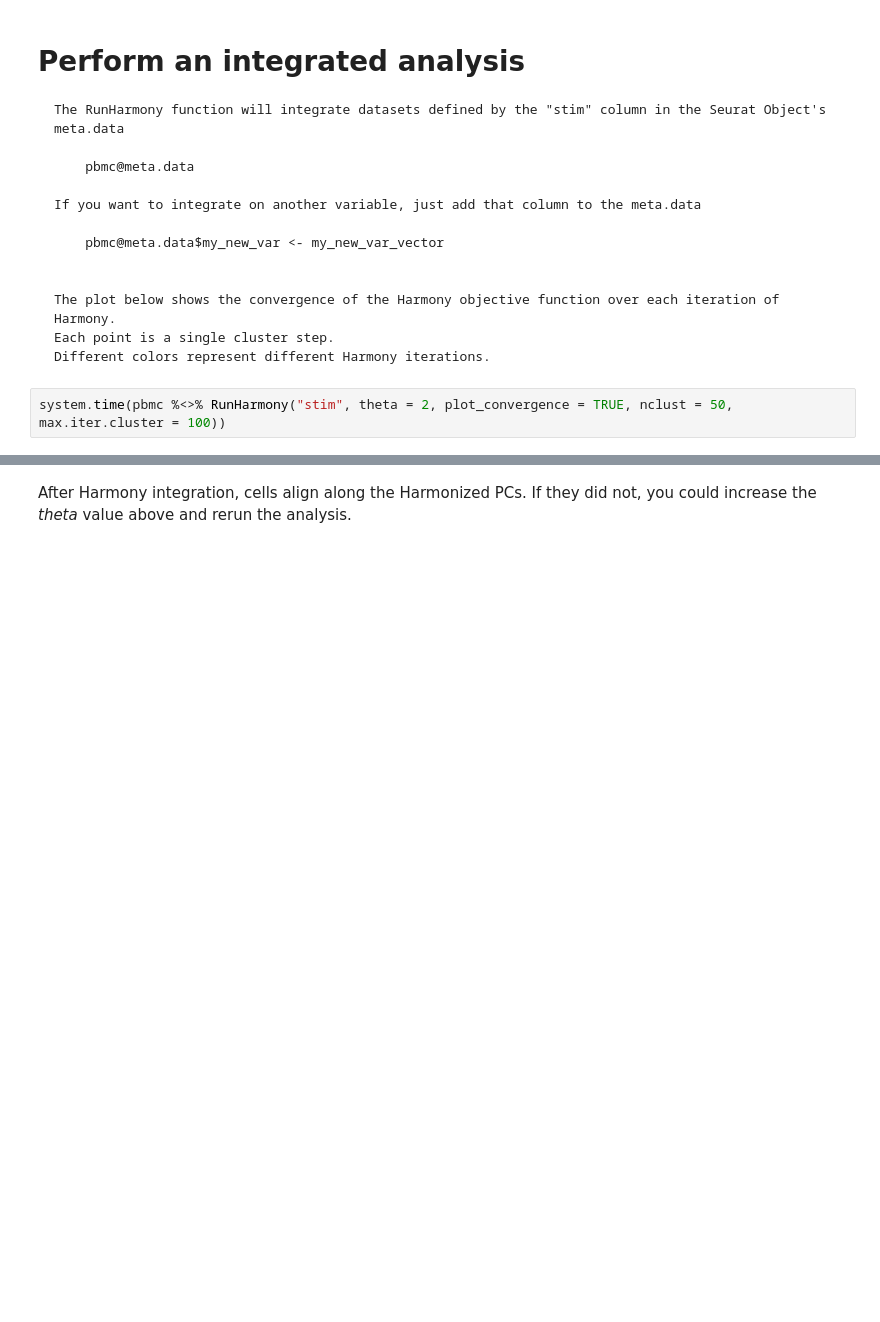
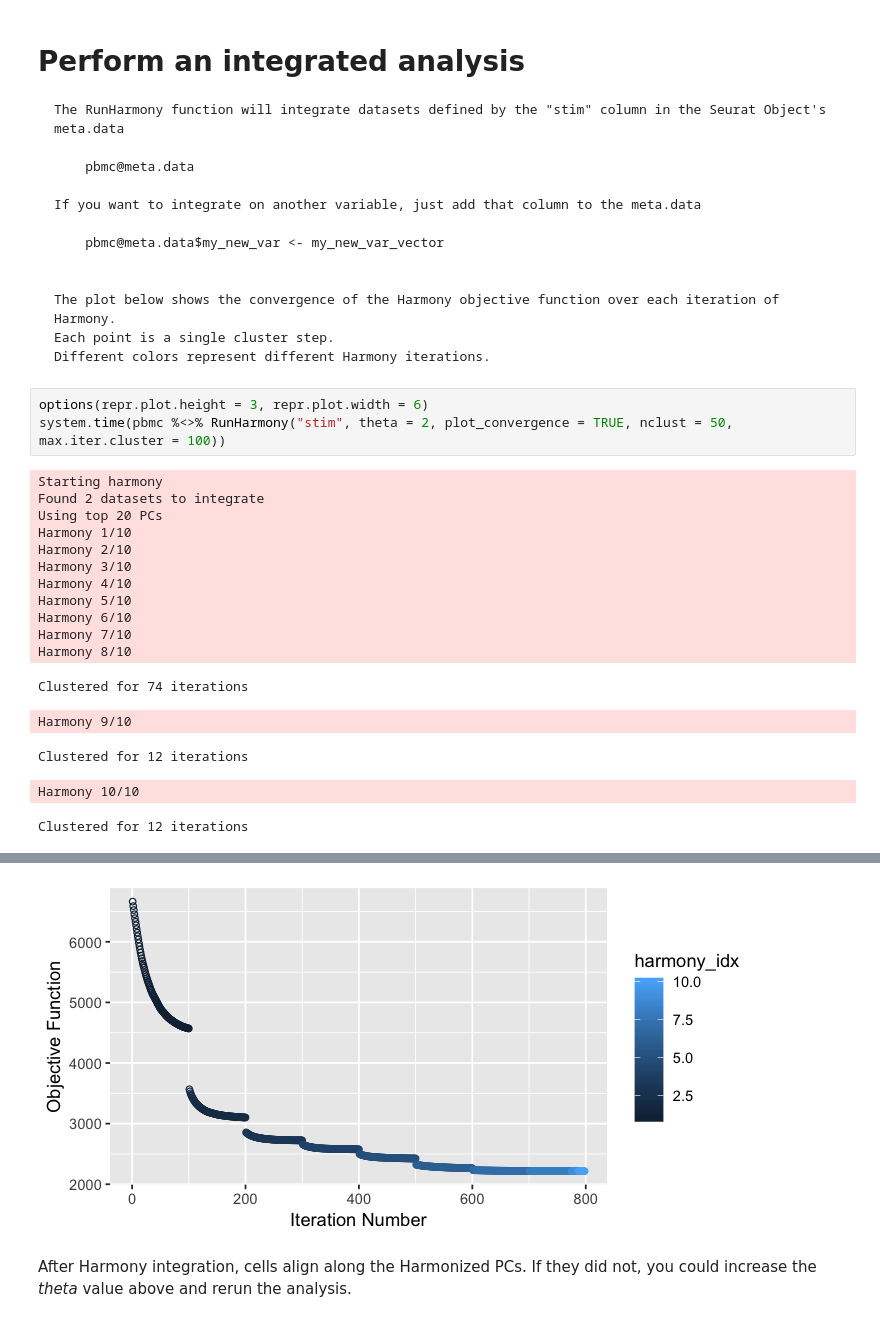
Before and after one commit to immunogenomics/harmony, a Jupyter notebook: vignettes/Seurat.ipynb, the cells around one changed output, grey strips where cells are left out. Drawn from its saved outputs; the diff is of its cells as text; blank space fills up the shorter version.

```diff
--- a/vignettes/Seurat.ipynb
+++ b/vignettes/Seurat.ipynb
@@ -54,4 +54,22 @@ Scaling data matrix
     Each point is a single cluster step.
     Different colors represent different Harmony iterations.
 # %%
+options(repr.plot.height = 3, repr.plot.width = 6)
 system.time(pbmc %<>% RunHarmony("stim", theta = 2, plot_convergence = TRUE, nclust = 50, max.iter.cluster = 100))
+# %% [output]
+Starting harmony
+Found 2 datasets to integrate
+Using top 20 PCs
+Harmony 1/10
+Harmony 2/10
+Harmony 3/10
+Harmony 4/10
+Harmony 5/10
+Harmony 6/10
+Harmony 7/10
+Harmony 8/10
+Clustered for 74 iterations
+Harmony 9/10
+Clustered for 12 iterations
+Harmony 10/10
+Clustered for 12 iterations
@@ -58,3 +78,4 @@ system.time(pbmc %<>% RunHarmony("stim", theta = 2, plot_convergence = TRUE, ncl
+[figure, added]
 # %% [markdown]
 After Harmony integration, cells align along the Harmonized PCs. If they did not, you could increase the *theta* value above and rerun the analysis.
 # %%
```
Also changed, not shown: parts of 1 cell of this notebook.
